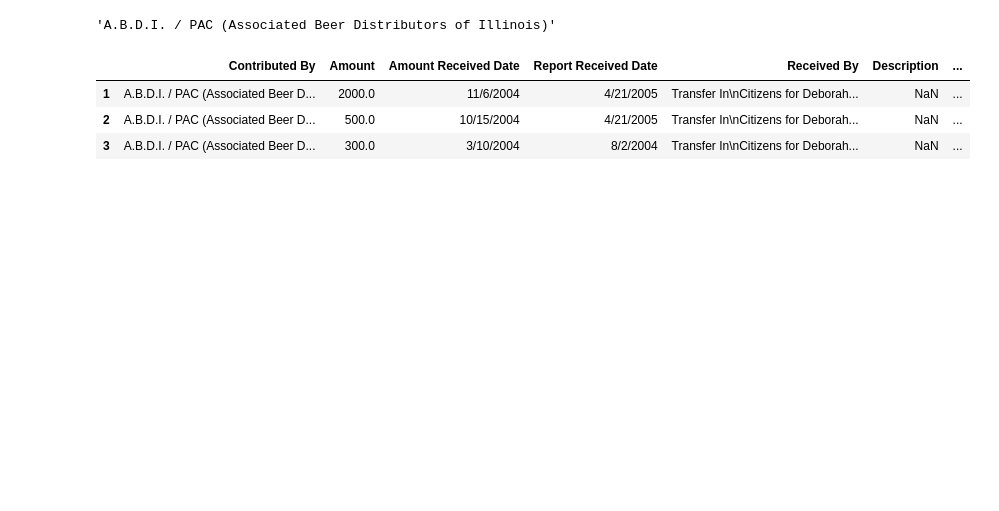
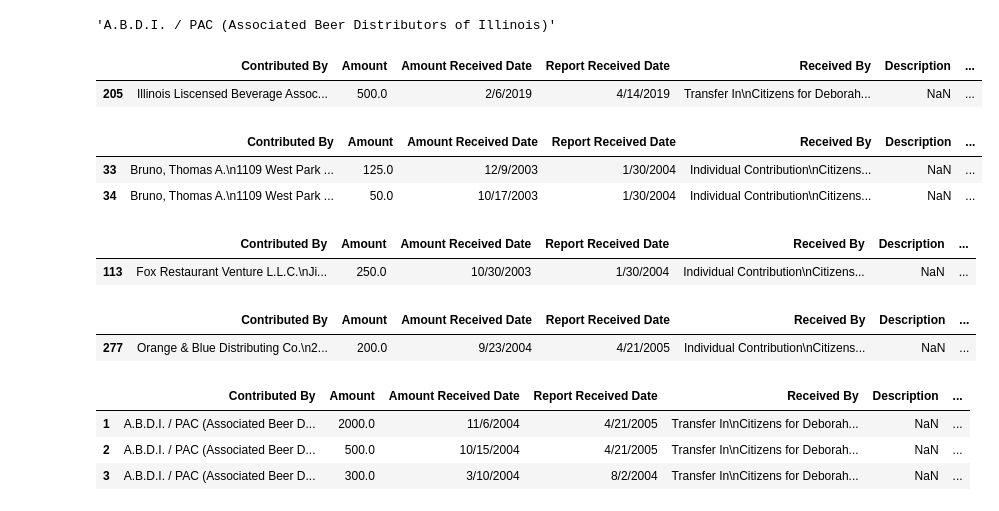
Before and after one commit to taliaduffy/random-stuff, a Jupyter notebook: school/deb-feinen-analysis.ipynb, the cells around one changed output. Drawn from its saved outputs; the diff is of its cells as text; code cells hidden in the pictures; blank space fills up the shorter version.

Commit message:
donor subsets

```diff
--- a/school/deb-feinen-analysis.ipynb
+++ b/school/deb-feinen-analysis.ipynb
@@ -175,6 +195,33 @@ df
 df["Donor"][1]
 # %% [output]
 'A.B.D.I. / PAC (Associated Beer Distributors of Illinois)'
+# %%
+df_beverage = df[df["Donor"] == "Illinois Liscensed Beverage Association"]
+df_beverage
+#non profit org!!! Dark money????
+# %% [output]
+|  | Contributed By | Amount | Amount Received Date | Report Received Date | Received By | Description | ... |
+| 205 | Illinois Liscensed Beverage Assoc... | 500.0 | 2/6/2019 | 4/14/2019 | Transfer In\nCitizens for Deborah... | NaN | ... |
+# %%
+df_bruno = df[df["Donor"] == "Bruno, Thomas A."]
+df_bruno
+# %% [output]
+|  | Contributed By | Amount | Amount Received Date | Report Received Date | Received By | Description | ... |
+| 33 | Bruno, Thomas A.\n1109 West Park ... | 125.0 | 12/9/2003 | 1/30/2004 | Individual Contribution\nCitizens... | NaN | ... |
+| 34 | Bruno, Thomas A.\n1109 West Park ... | 50.0 | 10/17/2003 | 1/30/2004 | Individual Contribution\nCitizens... | NaN | ... |
+# %%
+df_fox_restaurant = df[df["Donor"] == "Fox Restaurant Venture L.L.C."]
+df_fox_restaurant
+#https://law.justia.com/cases/federal/district-courts/illinois/ilcdce/2:2017cv02104/69413/31/
+# %% [output]
+|  | Contributed By | Amount | Amount Received Date | Report Received Date | Received By | Description | ... |
+| 113 | Fox Restaurant Venture L.L.C.\nJi... | 250.0 | 10/30/2003 | 1/30/2004 | Individual Contribution\nCitizens... | NaN | ... |
+# %%
+df_ob = df[df["Donor"] == "Orange & Blue Distributing Co."]
+df_ob
+# %% [output]
+|  | Contributed By | Amount | Amount Received Date | Report Received Date | Received By | Description | ... |
+| 277 | Orange & Blue Distributing Co.\n2... | 200.0 | 9/23/2004 | 4/21/2005 | Individual Contribution\nCitizens... | NaN | ... |
 # %%
 df_beer = df[df["Donor"] == "A.B.D.I. / PAC (Associated Beer Distributors of Illinois)"]
 df_beer
```
Also changed, not shown: parts of 3 cells of this notebook.
